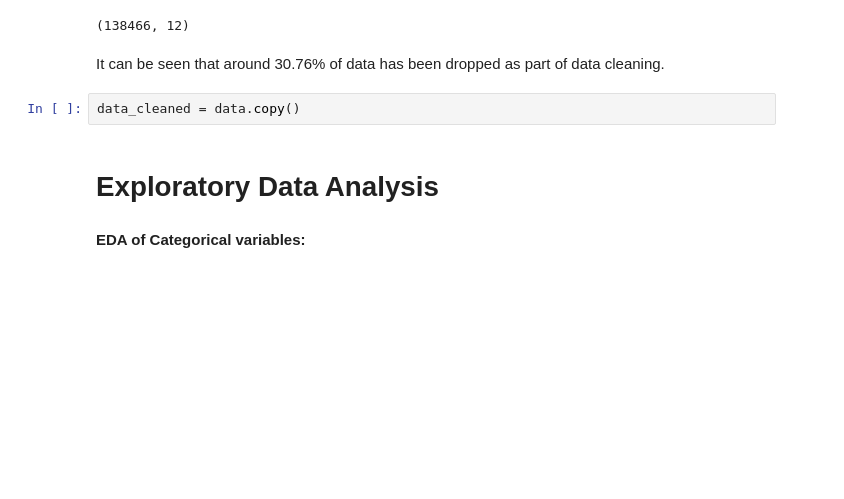
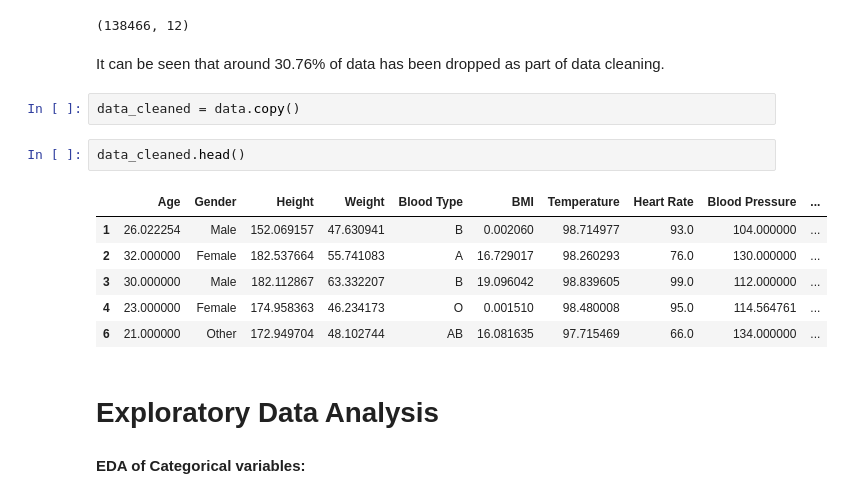
Before and after one commit to LaxmiVatsalyaDaita/Kaggle, a Jupyter notebook: med-students-data-analysis.ipynb, the cells around one changed output. Drawn from its saved outputs; the diff is of its cells as text; blank space fills up the shorter version.

Commit message:
Kaggle Notebook | Med_Students_Data_Analysis | Version 6

```diff
--- a/med-students-data-analysis.ipynb
+++ b/med-students-data-analysis.ipynb
@@ -199,6 +199,15 @@ data.shape
 It can be seen that around 30.76% of data has been dropped as part of data cleaning.
 # %%
 data_cleaned = data.copy()
+# %%
+data_cleaned.head()
+# %% [output]
+|  | Age | Gender | Height | Weight | Blood Type | BMI | Temperature | Heart Rate | Blood Pressure | ... |
+| 1 | 26.022254 | Male | 152.069157 | 47.630941 | B | 0.002060 | 98.714977 | 93.0 | 104.000000 | ... |
+| 2 | 32.000000 | Female | 182.537664 | 55.741083 | A | 16.729017 | 98.260293 | 76.0 | 130.000000 | ... |
+| 3 | 30.000000 | Male | 182.112867 | 63.332207 | B | 19.096042 | 98.839605 | 99.0 | 112.000000 | ... |
+| 4 | 23.000000 | Female | 174.958363 | 46.234173 | O | 0.001510 | 98.480008 | 95.0 | 114.564761 | ... |
+| 6 | 21.000000 | Other | 172.949704 | 48.102744 | AB | 16.081635 | 97.715469 | 66.0 | 134.000000 | ... |
 # %% [markdown]
 # Exploratory Data Analysis
 # %% [markdown]
```
Also changed, not shown: parts of 18 cells of this notebook.
